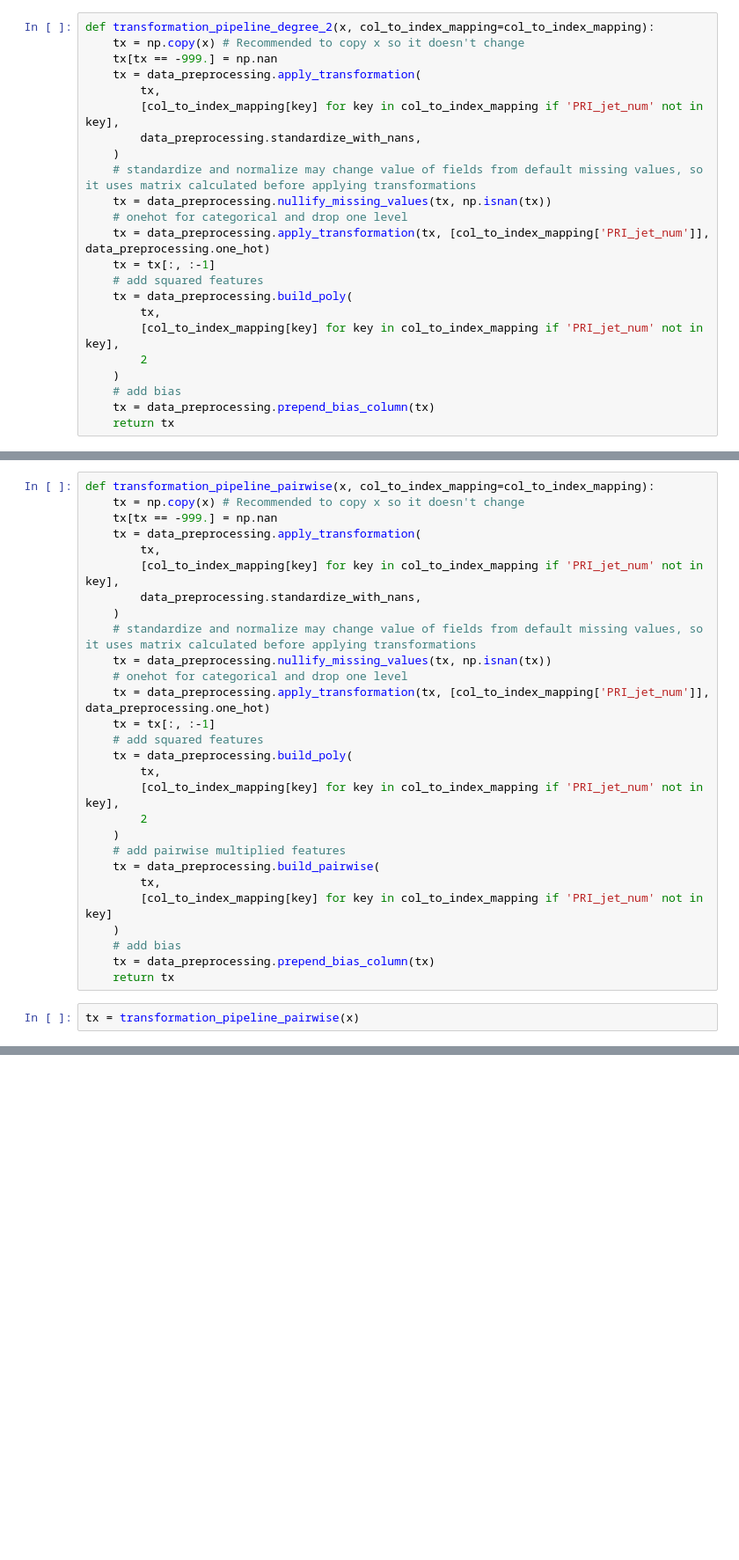
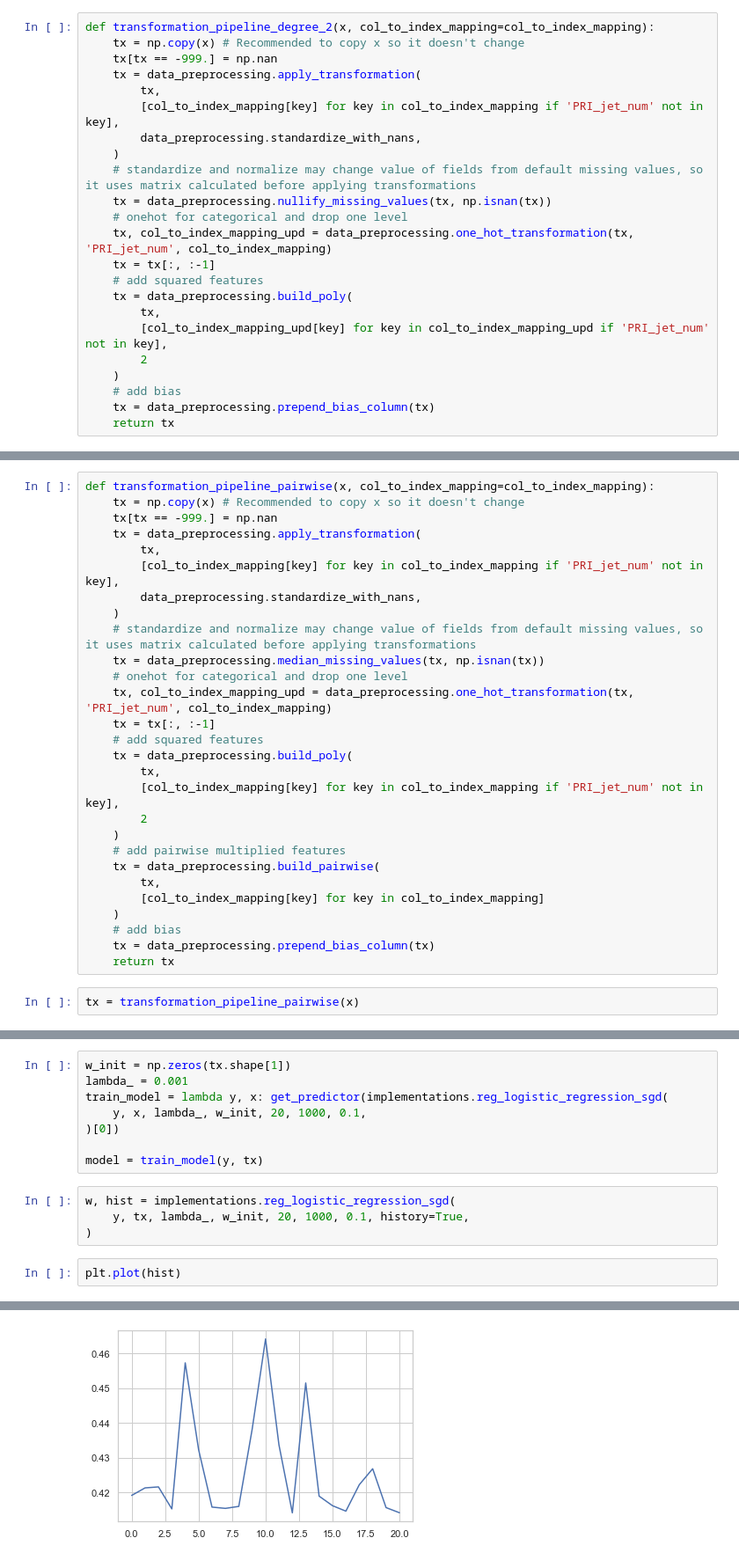
Before and after one commit to mvujas/mlproject1, a Jupyter notebook: baseline.ipynb, the cells around one changed output, grey strips where cells are left out. Shown at 88% size. Saved outputs shown, nothing was run; the diff lists cells and outputs as text; blank space fills up the shorter version.

```diff
--- a/baseline.ipynb
+++ b/baseline.ipynb
@@ -227,12 +230,12 @@ def transformation_pipeline_degree_2(x, col_to_index_mapping=col_to_index_mappin
     # standardize and normalize may change value of fields from default missing values, so it uses matrix calculated before applying transformations
     tx = data_preprocessing.nullify_missing_values(tx, np.isnan(tx))
     # onehot for categorical and drop one level
-    tx = data_preprocessing.apply_transformation(tx, [col_to_index_mapping['PRI_jet_num']], data_preprocessing.one_hot)
+    tx, col_to_index_mapping_upd = data_preprocessing.one_hot_transformation(tx, 'PRI_jet_num', col_to_index_mapping)
     tx = tx[:, :-1]
     # add squared features
     tx = data_preprocessing.build_poly(
         tx,
-        [col_to_index_mapping[key] for key in col_to_index_mapping if 'PRI_jet_num' not in key],
+        [col_to_index_mapping_upd[key] for key in col_to_index_mapping_upd if 'PRI_jet_num' not in key],
         2
     )
     # add bias
@@ -313,9 +333,9 @@ def transformation_pipeline_pairwise(x, col_to_index_mapping=col_to_index_mappin
         data_preprocessing.standardize_with_nans,
     )
     # standardize and normalize may change value of fields from default missing values, so it uses matrix calculated before applying transformations
-    tx = data_preprocessing.nullify_missing_values(tx, np.isnan(tx))
+    tx = data_preprocessing.median_missing_values(tx, np.isnan(tx))
     # onehot for categorical and drop one level
-    tx = data_preprocessing.apply_transformation(tx, [col_to_index_mapping['PRI_jet_num']], data_preprocessing.one_hot)
+    tx, col_to_index_mapping_upd = data_preprocessing.one_hot_transformation(tx, 'PRI_jet_num', col_to_index_mapping)
     tx = tx[:, :-1]
     # add squared features
     tx = data_preprocessing.build_poly(
@@ -326,7 +346,7 @@ def transformation_pipeline_pairwise(x, col_to_index_mapping=col_to_index_mappin
     # add pairwise multiplied features
     tx = data_preprocessing.build_pairwise(
         tx,
-        [col_to_index_mapping[key] for key in col_to_index_mapping if 'PRI_jet_num' not in key]
+        [col_to_index_mapping[key] for key in col_to_index_mapping]
     )
     # add bias
     tx = data_preprocessing.prepend_bias_column(tx)
@@ -349,0 +395,15 @@ best_lambda
+# %%
+w_init = np.zeros(tx.shape[1])
+lambda_ = 0.001
+train_model = lambda y, x: get_predictor(implementations.reg_logistic_regression_sgd(
+    y, x, lambda_, w_init, 20, 1000, 0.1,
+)[0])
+
+model = train_model(y, tx)
+# %%
+w, hist = implementations.reg_logistic_regression_sgd(
+    y, tx, lambda_, w_init, 20, 1000, 0.1, history=True,
+)
+# %%
+plt.plot(hist)
+# %% [output]
@@ -349,0 +411 @@ best_lambda
+[figure, added]
```
Also changed, not shown: parts of 29 cells of this notebook.
